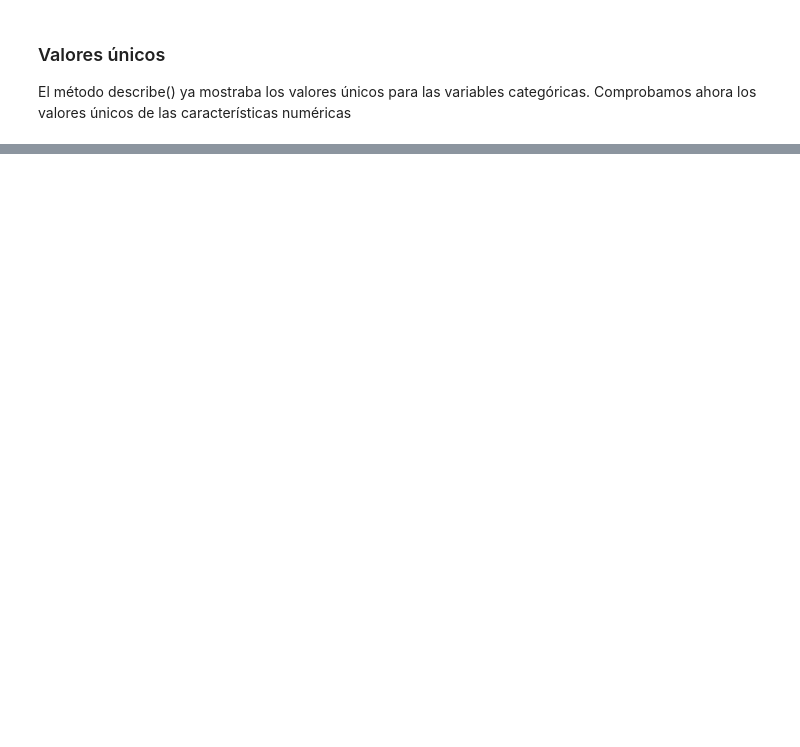
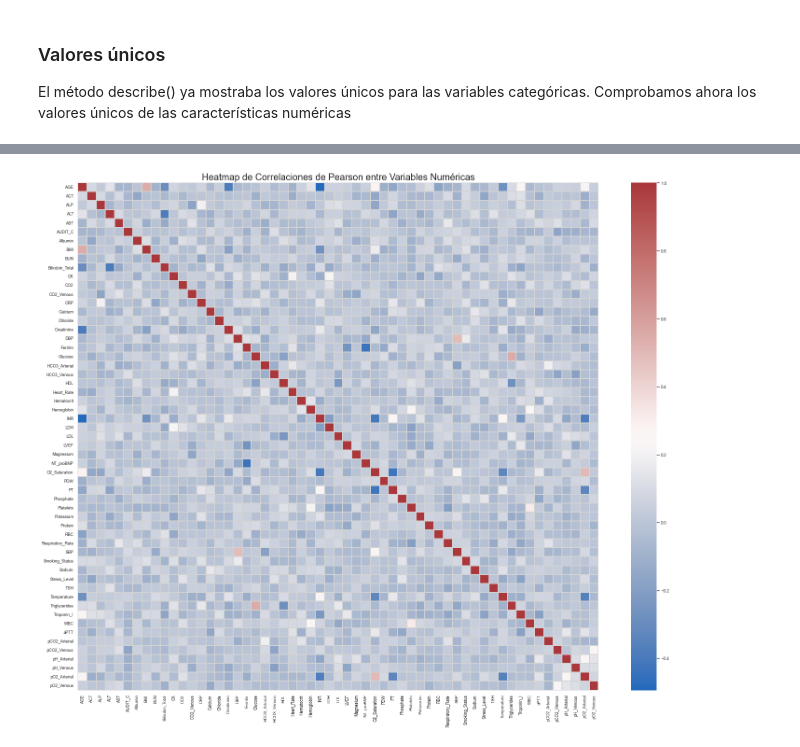
Before and after one commit to anavagi/anticoagulant-patology-analysis, a Jupyter notebook: Exploration_and_Classification.ipynb, the cells around one changed output, grey strips where cells are left out. Cells and saved outputs as stored; diff of their text form; code cells hidden in the pictures; blank space fills up the shorter version.

```diff
--- a/Exploration_and_Classification.ipynb
+++ b/Exploration_and_Classification.ipynb
@@ -725,0 +971,24 @@ df_patients_observations_medications_INR.to_csv('df_patients_observations_medica
+# %%
+
+# --- 3. Crear DataFrame para la Correlación y Gráfico ---
+# PC_1 es la primera columna (índice 0) de la matriz de componentes
+corr_df = pd.DataFrame({
+    'PC_1': principal_components[:, 0],
+    'INR': y.values
+})
+
+# --- 4. Generar el Gráfico de Dispersión ---
+correlation = corr_df.corr().loc['PC_1', 'INR'].round(4)
+sns.set(font_scale = 1.2)
+plt.figure(figsize=(10, 6))
+
+sns.scatterplot(x='PC_1', y='INR', data=corr_df)
+
+# Añadir la línea de regresión lineal para visualizar la correlación
+sns.regplot(x='PC_1', y='INR', data=corr_df, scatter=False, color='red', line_kws={'linestyle': '--'})
+
+plt.title(f'Relación entre Componente Principal 1 (PC₁) e INR (Correlación: {correlation})')
+plt.xlabel('Componente Principal 1 (PC₁)')
+plt.ylabel('INR (Target)')
+plt.grid(True)
+plt.show()
@@ -725,0 +997,20 @@ df_patients_observations_medications_INR.to_csv('df_patients_observations_medica
+# %%
+# 2. Solucionar el error 'numeric_only=True' seleccionando manualmente las columnas numéricas
+df_numeric = df.select_dtypes(include=np.number)
+
+# 3. Calcular la matriz de correlación de Pearson
+matrix_corr = df_numeric.corr().round(3)
+
+# 4. Generar el Heatmap para visualizar la matriz
+plt.figure(figsize=(25, 20)) # Ajusta el tamaño para que sea legible
+sns.set(font_scale=0.8) # Reduce el tamaño de fuente para más de 50 variables
+sns.heatmap(matrix_corr,
+            annot=False, # Ponemos 'False' para que no sea ilegible con tantas variables
+            linewidths=.1,
+            cmap="vlag", # Usamos un mapa de color diferente para mejor contraste (Vlag o coolwarm)
+            linecolor='lightgray')
+
+plt.title('Heatmap de Correlaciones de Pearson entre Variables Numéricas', fontsize=20)
+plt.show()
+# %% [output]
+[figure, added]
```
Also changed, not shown: parts of 37 cells of this notebook.
